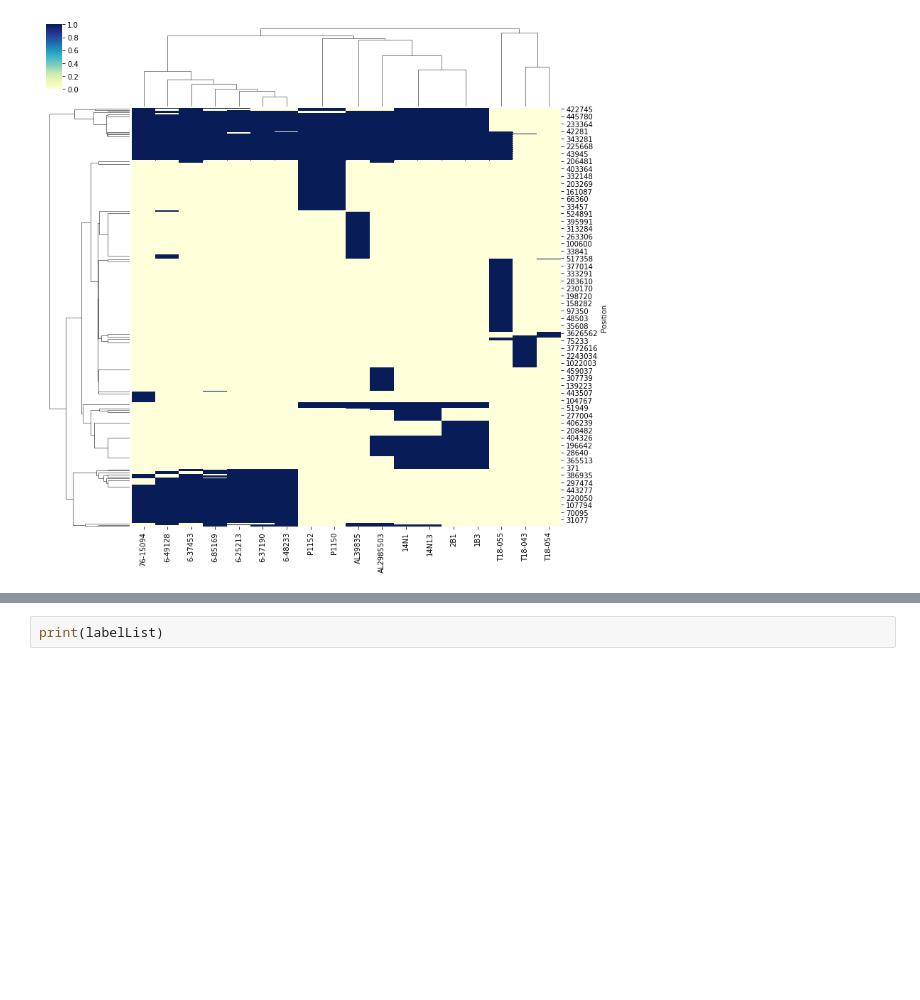
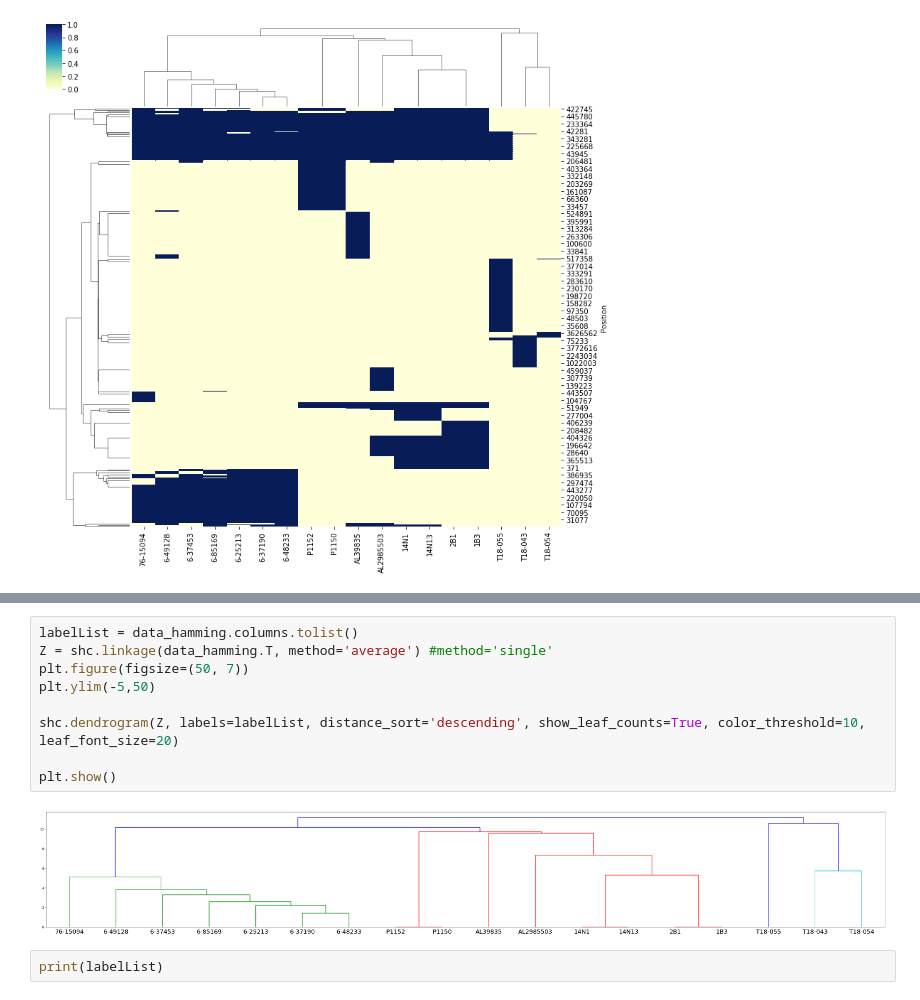
Before and after one commit to pedroscampoy/VCF_DDTB, a Jupyter notebook: compare_snp_distance.ipynb, the cells around one changed output, grey strips where cells are left out. Drawn from its saved outputs; the diff is of its cells as text; blank space fills up the shorter version.

Commit message:
add hierarchy methot to average

```diff
--- a/compare_snp_distance.ipynb
+++ b/compare_snp_distance.ipynb
@@ -190,6 +189,17 @@ shc.dendrogram(linked, labels=labelList, distance_sort='descending', show_leaf_c
 plt.show()
 # %% [output]
 [figure]
+# %%
+labelList = data_hamming.columns.tolist()
+Z = shc.linkage(data_hamming.T, method='average') #method='single'
+plt.figure(figsize=(50, 7))
+plt.ylim(-5,50)
+
+shc.dendrogram(Z, labels=labelList, distance_sort='descending', show_leaf_counts=True, color_threshold=10, leaf_font_size=20)
+
+plt.show()
+# %% [output]
+[figure, added]
 # %%
 print(labelList)
 # %% [output]
```
Also changed, not shown: parts of 11 cells of this notebook, 3 other files.
